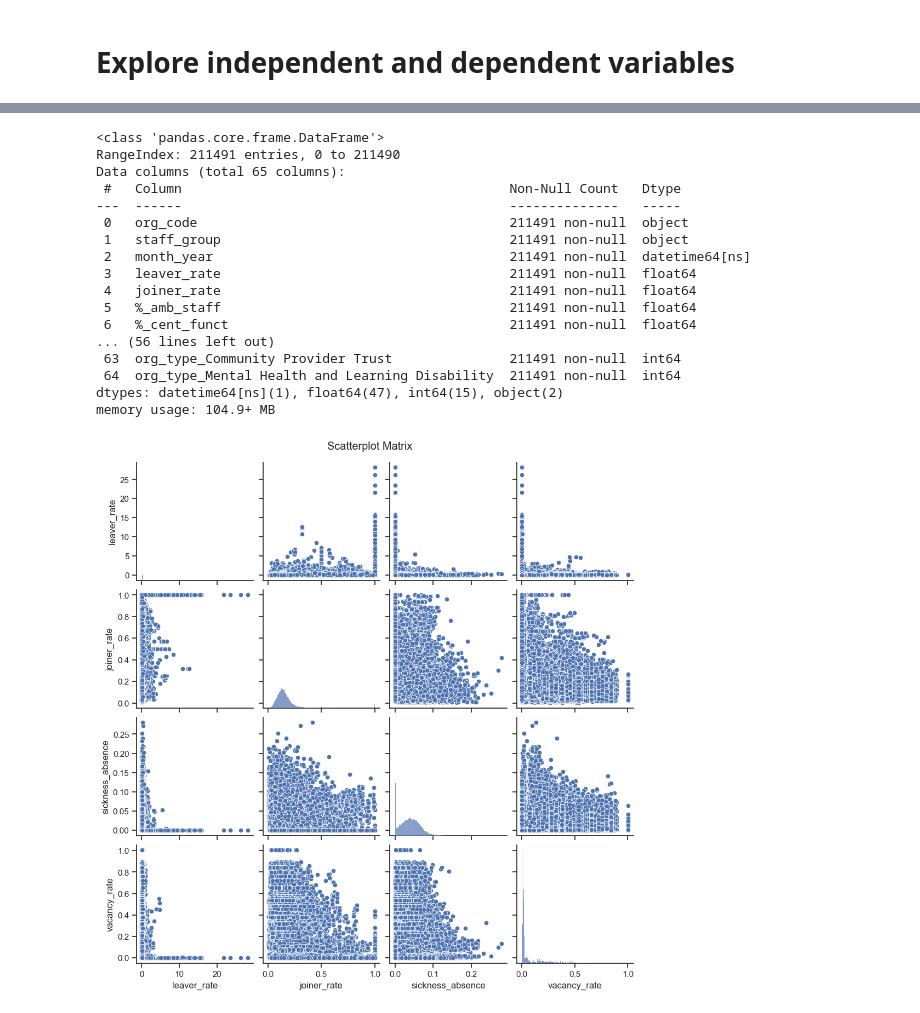
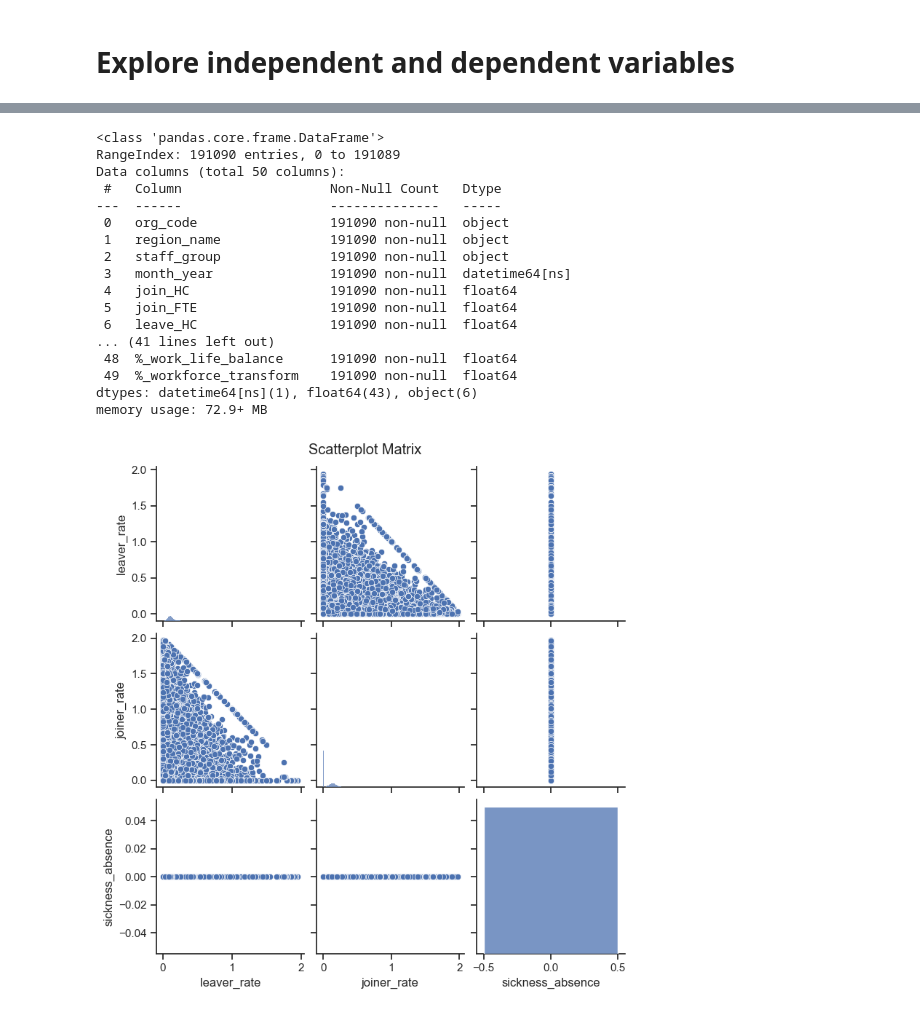
Before and after one commit to marierrogers/HSMAproject2023, a Jupyter notebook: 02_scripts/data_exploration_visualisation.ipynb, the cells around one changed output, grey strips where cells are left out. Drawn from its saved outputs; the diff is of its cells as text; code cells hidden in the pictures.

Commit message:
sickabs visuals

```diff
--- a/02_scripts/data_exploration_visualisation.ipynb
+++ b/02_scripts/data_exploration_visualisation.ipynb
@@ -5,10 +5,10 @@ import pandas as pd
 import seaborn as sns
 import matplotlib.pyplot as plt
 # %%
-url_annual = 'annual_modelling_data.csv'
-url_monthly = 'monthly_modelling_data.csv'
+url_annual = 'annual_dash_data.csv'
+#url_monthly = 'monthly_modelling_data.csv'
 df_annual = pd.read_csv(url_annual,parse_dates=['month_year'],dayfirst=True)
-df_monthly = pd.read_csv(url_monthly,parse_dates=['month_year'],dayfirst=True)
+#df_monthly = pd.read_csv(url_monthly,parse_dates=['month_year'],dayfirst=True)
 # %%
 corr_cols = ['leaver_rate', 'sickness_absence',
                                    'local_unemployment','joiner_rate','anxiety_stress']
@@ -64,37 +65,37 @@ plt.show()
 df_annual.info()
 # %% [output]
 <class 'pandas.core.frame.DataFrame'>
-RangeIndex: 211491 entries, 0 to 211490
-Data columns (total 65 columns):
- #   Column                                          Non-Null Count   Dtype
----  ------                                          --------------   -----
- 0   org_code                                        211491 non-null  object
- 1   staff_group                                     211491 non-null  object
- 2   month_year                                      211491 non-null  datetime64[ns]
- 3   leaver_rate                                     211491 non-null  float64
- 4   joiner_rate                                     211491 non-null  float64
- 5   %_amb_staff                                     211491 non-null  float64
- 6   %_cent_funct                                    211491 non-null  float64
-... (56 lines left out)
- 63  org_type_Community Provider Trust               211491 non-null  int64
- 64  org_type_Mental Health and Learning Disability  211491 non-null  int64
-dtypes: datetime64[ns](1), float64(47), int64(15), object(2)
-memory usage: 104.9+ MB
+RangeIndex: 191090 entries, 0 to 191089
+Data columns (total 50 columns):
+ #   Column                   Non-Null Count   Dtype
+---  ------                   --------------   -----
+ 0   org_code                 191090 non-null  object
+ 1   region_name              191090 non-null  object
+ 2   staff_group              191090 non-null  object
+ 3   month_year               191090 non-null  datetime64[ns]
+ 4   join_HC                  191090 non-null  float64
+ 5   join_FTE                 191090 non-null  float64
+ 6   leave_HC                 191090 non-null  float64
+... (41 lines left out)
+ 48  %_work_life_balance      191090 non-null  float64
+ 49  %_workforce_transform    191090 non-null  float64
+dtypes: datetime64[ns](1), float64(43), object(6)
+memory usage: 72.9+ MB
 # %%
 import matplotlib.pyplot as plt
 
 # Assuming your DataFrame is called df
 # You can specify the columns you want to include in the scatterplot matrix
-cols = ['leaver_rate', 'joiner_rate', 'sickness_absence', 'vacancy_rate']
+cols = ['leaver_rate', 'joiner_rate', 'sickness_absence']
 
 # Use the pairplot function to create the scatterplot matrix
 sns.set(style="ticks")
 sns.pairplot(df_annual[cols])
 
 # Add title
 plt.suptitle("Scatterplot Matrix", y=1.02)
 
 # Show the plot
 plt.show()
 # %% [output]
-[figure, old version]
+[figure, new version]
```
Also changed, not shown: parts of 4 cells of this notebook, 1 other file.
